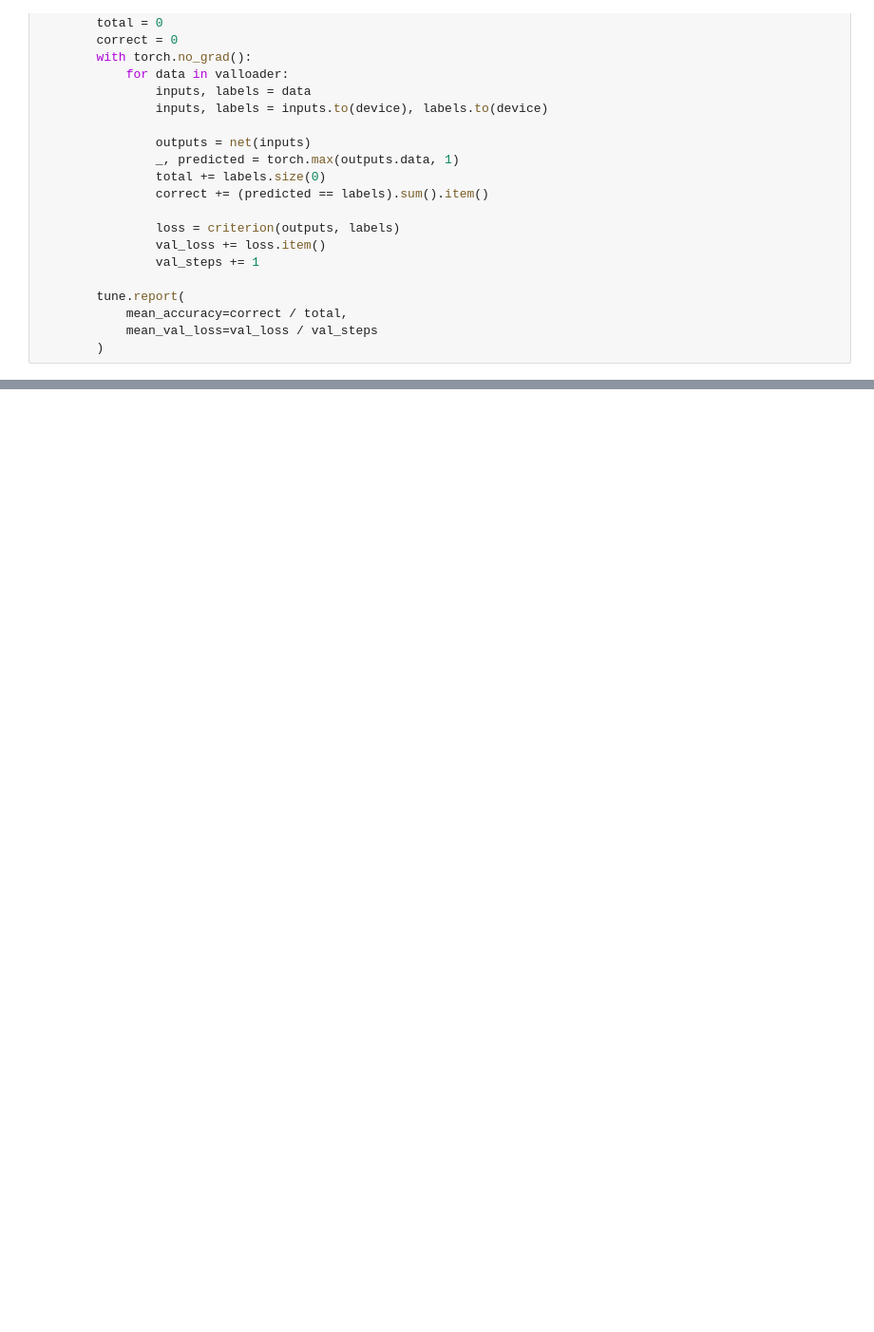
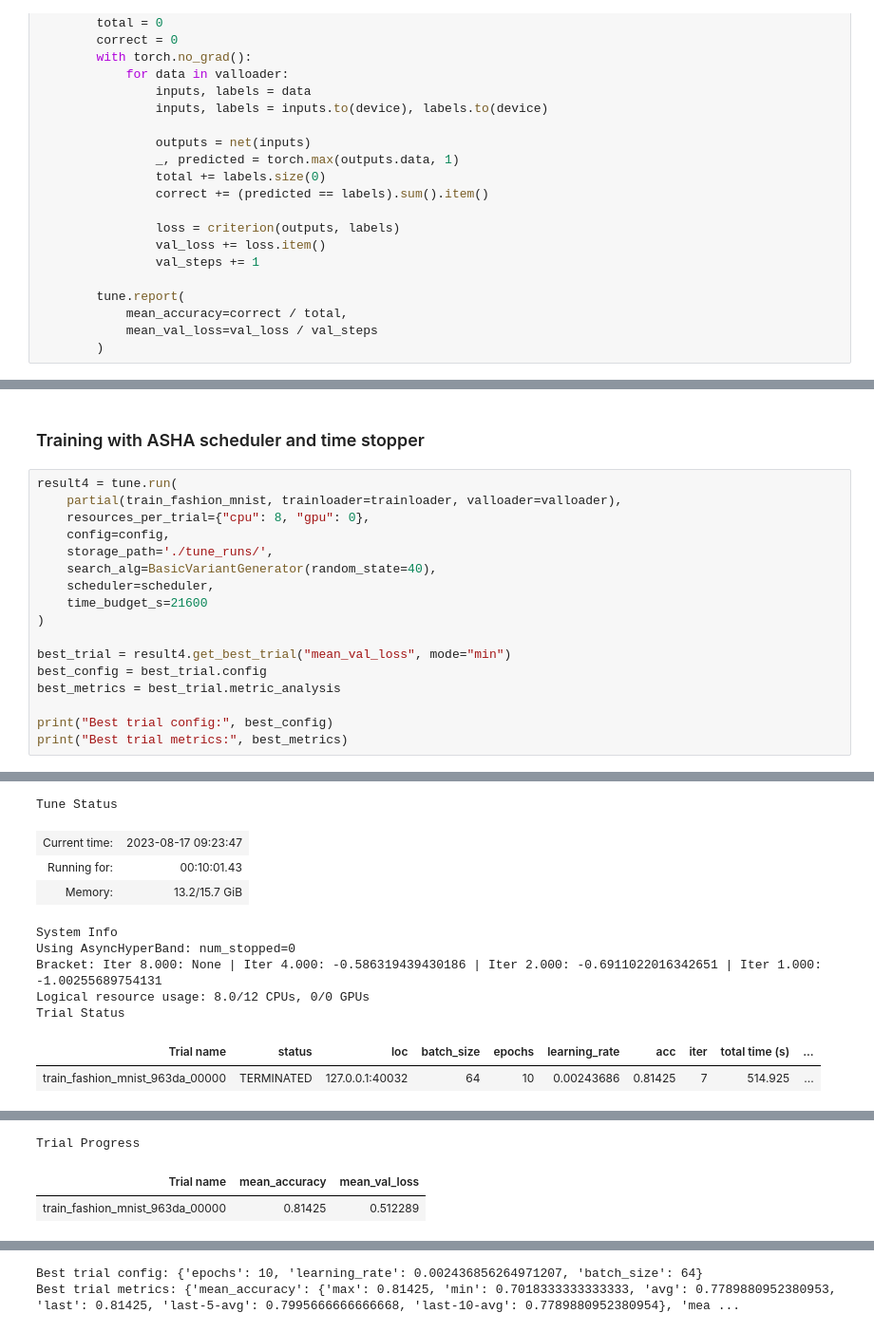
Before and after one commit to LuisaIb/fashion-tuning, a Jupyter notebook: ray_parameter_tuning.ipynb, the cells around one changed output, grey strips where cells are left out. Shown at 95% size. Saved outputs shown, nothing was run; the diff lists cells and outputs as text; blank space fills up the shorter version.

```diff
--- a/ray_parameter_tuning.ipynb
+++ b/ray_parameter_tuning.ipynb
@@ -244,0 +349,20 @@ Best trial metrics: {'mean_accuracy': {'max': 0.8659166666666667, 'min': 0.76733
+# %% [markdown]
+### Training with ASHA scheduler and time stopper
+# %%
+result4 = tune.run(
+    partial(train_fashion_mnist, trainloader=trainloader, valloader=valloader),
+    resources_per_trial={"cpu": 8, "gpu": 0},
+    config=config,
+    storage_path='./tune_runs/',
+    search_alg=BasicVariantGenerator(random_state=40),
+    scheduler=scheduler,
+    time_budget_s=21600
+)
+
+best_trial = result4.get_best_trial("mean_val_loss", mode="min")
+best_config = best_trial.config
+best_metrics = best_trial.metric_analysis
+
+print("Best trial config:", best_config)
+print("Best trial metrics:", best_metrics)
+# %% [output]
@@ -244,0 +373,11 @@ Best trial metrics: {'mean_accuracy': {'max': 0.8659166666666667, 'min': 0.76733
+Tune Status
+| Current time: | 2023-08-17 09:23:47 |
+| Running for: | 00:10:01.43 |
+| Memory: | 13.2/15.7 GiB |
+System Info
+Using AsyncHyperBand: num_stopped=0
+Bracket: Iter 8.000: None | Iter 4.000: -0.586319439430186 | Iter 2.000: -0.6911022016342651 | Iter 1.000: -1.00255689754131
+Logical resource usage: 8.0/12 CPUs, 0/0 GPUs
+Trial Status
+| Trial name | status | loc | batch_size | epochs | learning_rate | acc | iter | total time (s) | ... |
+| train_fashion_mnist_963da_00000 | TERMINATED | 127.0.0.1:40032 | 64 | 10 | 0.00243686 | 0.81425 | 7 | 514.925 | ... |
@@ -244,0 +385,3 @@ Best trial metrics: {'mean_accuracy': {'max': 0.8659166666666667, 'min': 0.76733
+Trial Progress
+| Trial name | mean_accuracy | mean_val_loss |
+| train_fashion_mnist_963da_00000 | 0.81425 | 0.512289 |
@@ -244,0 +390,2 @@ Best trial metrics: {'mean_accuracy': {'max': 0.8659166666666667, 'min': 0.76733
+Best trial config: {'epochs': 10, 'learning_rate': 0.002436856264971207, 'batch_size': 64}
+Best trial metrics: {'mean_accuracy': {'max': 0.81425, 'min': 0.7018333333333333, 'avg': 0.7789880952380953, 'last': 0.81425, 'last-5-avg': 0.7995666666666668, 'last-10-avg': 0.7789880952380954}, 'mea ...
```
Also changed, not shown: parts of 20 cells of this notebook.
